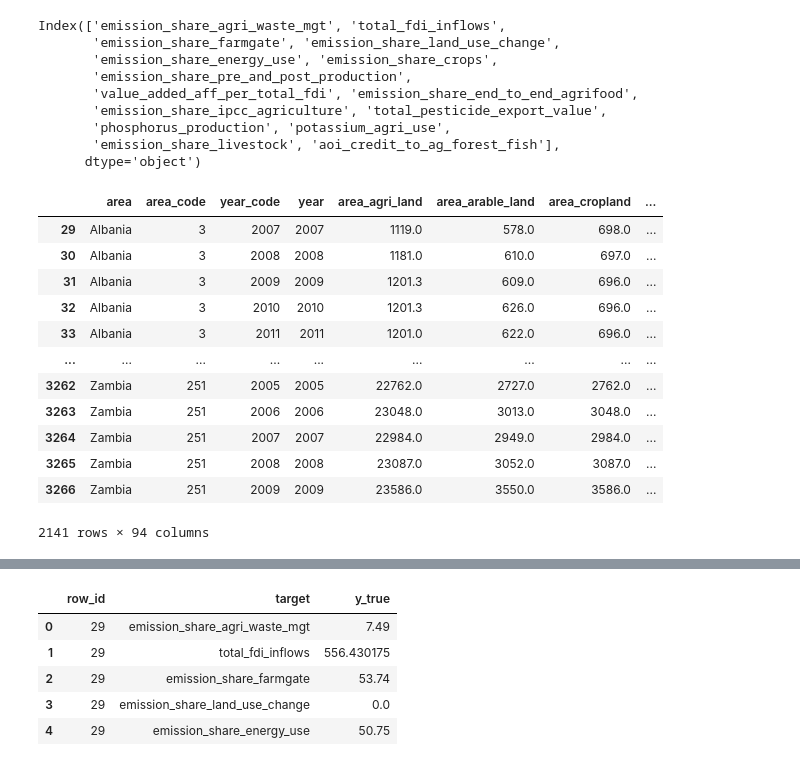
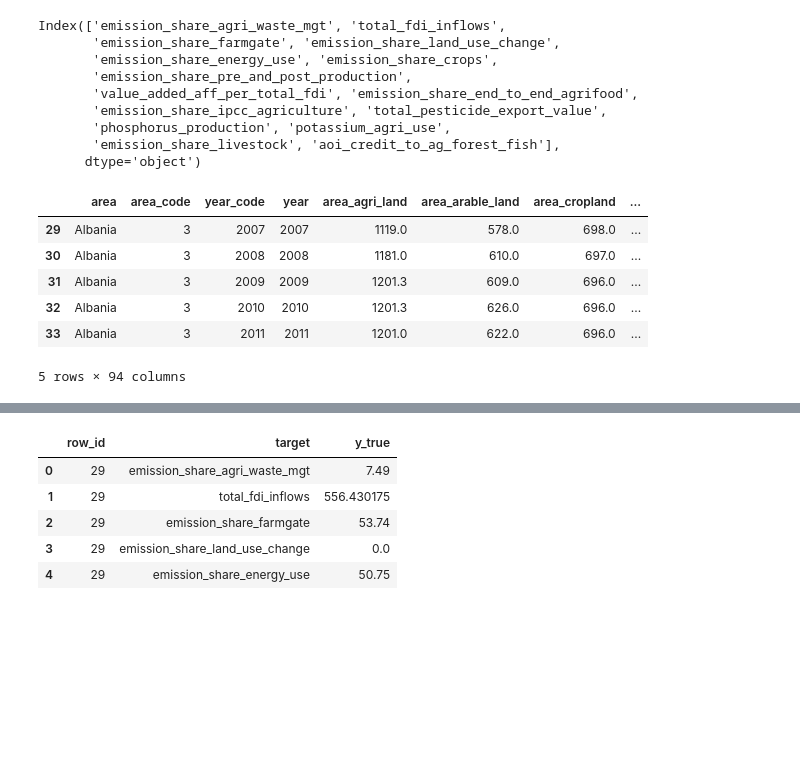
Before and after one commit to Leonidus1995/farmer-prices-forecasting, a Jupyter notebook: dataset_1_second.ipynb, the cells around one changed output, grey strips where cells are left out. Saved outputs shown, nothing was run; the diff lists cells and outputs as text; code cells hidden in the pictures; blank space fills up the shorter version.

```diff
--- a/dataset_1_second.ipynb
+++ b/dataset_1_second.ipynb
@@ -49,30 +53,24 @@ Index(['emission_share_agri_waste_mgt', 'total_fdi_inflows',
        'emission_share_livestock', 'aoi_credit_to_ag_forest_fish'],
       dtype='object')
 # %%
-
+# Work with a copy
 df = df_raw.copy()
 
 # Reproducibility
 SEED = 42
 rng = np.random.default_rng(SEED)
 
 # Pool of rows fully observed on all 15 TARGETS
 pool_rows = df.loc[df[targets].notna().all(axis=1)]
-pool_rows
+pool_rows.head()
 # %% [output]
 |  | area | area_code | year_code | year | area_agri_land | area_arable_land | area_cropland | ... |
 | 29 | Albania | 3 | 2007 | 2007 | 1119.0 | 578.0 | 698.0 | ... |
 | 30 | Albania | 3 | 2008 | 2008 | 1181.0 | 610.0 | 697.0 | ... |
 | 31 | Albania | 3 | 2009 | 2009 | 1201.3 | 609.0 | 696.0 | ... |
 | 32 | Albania | 3 | 2010 | 2010 | 1201.3 | 626.0 | 696.0 | ... |
 | 33 | Albania | 3 | 2011 | 2011 | 1201.0 | 622.0 | 696.0 | ... |
-| ... | ... | ... | ... | ... | ... | ... | ... | ... |
-| 3262 | Zambia | 251 | 2005 | 2005 | 22762.0 | 2727.0 | 2762.0 | ... |
-| 3263 | Zambia | 251 | 2006 | 2006 | 23048.0 | 3013.0 | 3048.0 | ... |
-| 3264 | Zambia | 251 | 2007 | 2007 | 22984.0 | 2949.0 | 2984.0 | ... |
-| 3265 | Zambia | 251 | 2008 | 2008 | 23087.0 | 3052.0 | 3087.0 | ... |
-| 3266 | Zambia | 251 | 2009 | 2009 | 23586.0 | 3550.0 | 3586.0 | ... |
-2141 rows × 94 columns
+5 rows × 94 columns
 # %%
 # For each 'area', pick exactly 1 row at random
 val_per_area = (
```
Also changed, not shown: parts of 44 cells of this notebook, 3 other files.
